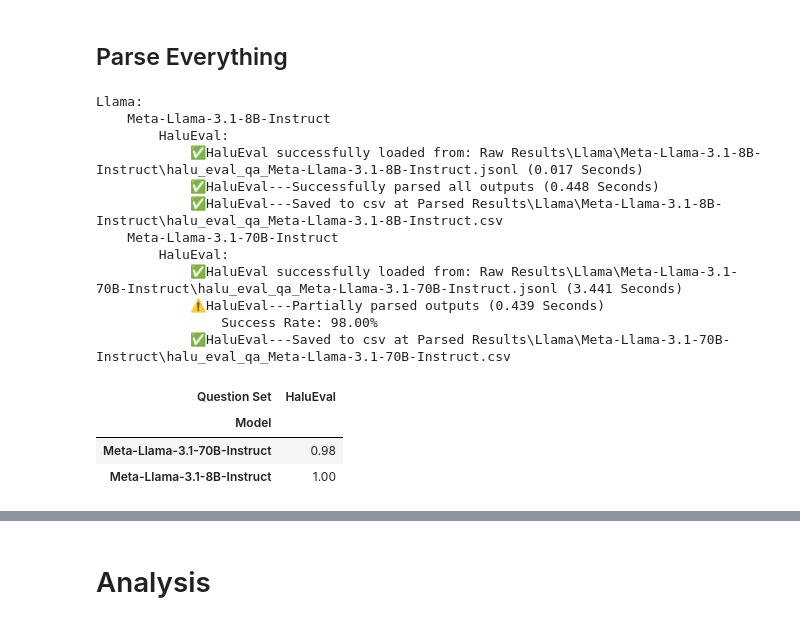
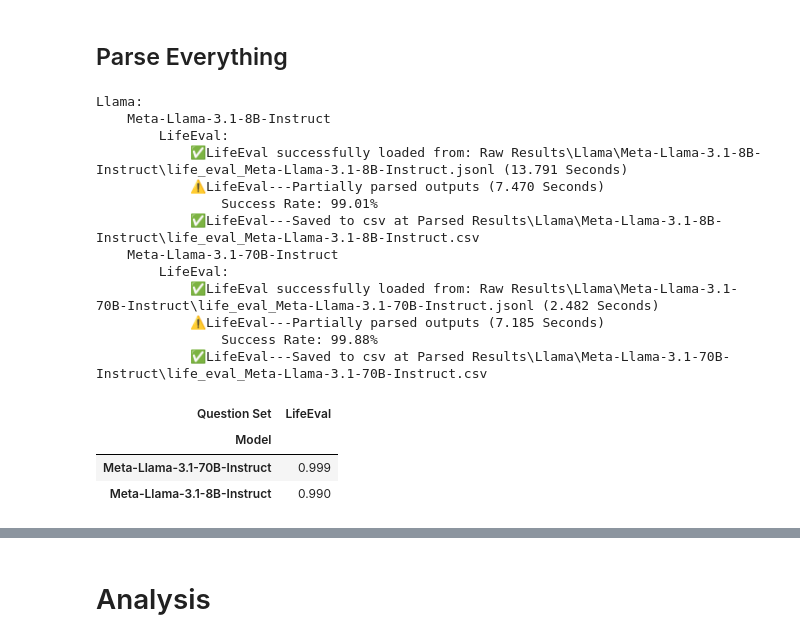
Before and after one commit to NoamMichael/Comparing-Confidence-in-LLMs, a Jupyter notebook: get_results_analysis.ipynb, the cells around one changed output, grey strips where cells are left out. Drawn from its saved outputs; the diff is of its cells as text; code cells hidden in the pictures.

```diff
--- a/get_results_analysis.ipynb
+++ b/get_results_analysis.ipynb
@@ -1128,6 +1128,7 @@ def llama_get_token_dict(answers, # A series of answers
                          contents   #A series of all the relavent content
                          ):
 
+    global data
     data = pd.DataFrame(
         {
             'Answer': answers,
@@ -1148,12 +1149,20 @@ def llama_get_token_dict(answers, # A series of answers
             token_pos_list.append(None)
             continue
 
-        pattern = r'"(' + re.escape(answer) + r')"'
+        if isinstance(answer, str):
+            pattern = r'"(' + re.escape(answer) + r')"'
+        else:
+            pattern = r'(' + re.escape(str(answer).replace('.0', '')) + r')'
+
+
         match = re.search(pattern, content)
 
         answer_index = content.find(str(answer))
         if match is None:
-            return {} #
+            token_dict_list.append({})
+            token_pos_list.append(-1)
+            continue
+
         #print(content) #
 
 
@@ -1265,7 +1274,7 @@ def field_probs(fields: list, token_dict: dict):
     # Step 2: pick only the fields we care about
     values = {}
     for field in fields:
-        canonical = field.strip().lower()
+        canonical = str(field).strip().lower()
         values[field] = collapsed.get(canonical, 0.0)
 
     # Step 3: normalize to probabilities
@@ -1303,8 +1312,8 @@ model_names = {
 
 qsets = {
     #"boolq_valid": "BoolQ",
-    "halu_eval_qa": "HaluEval",
-    #"life_eval": "LifeEval",
+    #"halu_eval_qa": "HaluEval",
+    "life_eval": "LifeEval",
     #"lsat_ar_test": "LSAT-AR",
     #"sat_en": "SAT-EN",
     #"sciq_test": "SciQ"
@@ -1328,10 +1337,14 @@ for model_type, models in model_names.items():
 
             time1 = time.time()
 
-
-            full_filename = filename + '.jsonl' # GPT and Claude
-            full_file_path = os.path.join(model_result_folder, full_filename)
-            output, skipped_lines = read_json_lines(full_file_path)
+            if "gemini" in model:
+                full_filename = filename + '.json' # GPT and Claude
+                full_file_path = os.path.join(model_result_folder, full_filename)
+                output, skipped_lines = read_json(full_file_path)
+            else:
+                full_filename = filename + '.jsonl' # GPT and Claude
+                full_file_path = os.path.join(model_result_folder, full_filename)
+                output, skipped_lines = read_json_lines(full_file_path)
 
             time2 = time.time()
             if output and skipped_lines == 0:
@@ -1351,13 +1364,18 @@ for model_type, models in model_names.items():
 
 
             #------------------FIX THIS-----------------------------------------------------------------------
-            if 'llama' in model.lower() and qset_display != 'HaluEval' and qset_display != 'LifeEval':
+            if 'llama' in model.lower() and qset_display != 'HaluEval':
                 answers = df['Answer']
 
                 token_dict, pos = llama_get_token_dict(answers= answers, outputs= output, contents= content)
                 if qset_display == 'BoolQ':
                     fields = ['True', 'False']
+                    #field_tokens = [field_probs(fields, token_dict_entry) for token_dict_entry in token_dict]
+                elif qset_display == 'LifeEval':
+                    fields = list(range(151))
+
                 field_tokens = [field_probs(fields, token_dict_entry) for token_dict_entry in token_dict]
+
 
                 field_df = pd.DataFrame(field_tokens).drop(['Reasoning_prob', 'Answer_prob', 'Confidence_prob'], axis =1,  errors="ignore")
 
@@ -1386,43 +1404,44 @@ for model_type, models in model_names.items():
 
             # --- Save it ---
 
             save_file_path = os.path.join('Parsed Results', model_type, model, filename + '.csv' )
             Path(save_file_path).parent.mkdir(parents=True, exist_ok=True) # Make the path
 
 
 
             try:
                 df.to_csv(save_file_path)
                 print(f"            ✅{qset_display}---Saved to csv at {save_file_path}")
             except Exception as e:
                 print(f"            ❌{qset_display}---Failed to upload to csv!")
 
 
 results_df = pd.DataFrame(parse_results)
 
 # Pivot so rows = model type, columns = question set
 pivot_df = results_df.pivot_table(
     index="Model",
     columns="Question Set",
     values="Mean Coerce",
     aggfunc="mean"
 ).round(3)
 
 display(pivot_df)
 # %% [output]
 Llama:
     Meta-Llama-3.1-8B-Instruct
-        HaluEval:
-            ✅HaluEval successfully loaded from: Raw Results\Llama\Meta-Llama-3.1-8B-Instruct\halu_eval_qa_Meta-Llama-3.1-8B-Instruct.jsonl (0.017 Seconds)
-            ✅HaluEval---Successfully parsed all outputs (0.448 Seconds)
-            ✅HaluEval---Saved to csv at Parsed Results\Llama\Meta-Llama-3.1-8B-Instruct\halu_eval_qa_Meta-Llama-3.1-8B-Instruct.csv
+        LifeEval:
+            ✅LifeEval successfully loaded from: Raw Results\Llama\Meta-Llama-3.1-8B-Instruct\life_eval_Meta-Llama-3.1-8B-Instruct.jsonl (13.791 Seconds)
+            ⚠️LifeEval---Partially parsed outputs (7.470 Seconds)
+                Success Rate: 99.01%
+            ✅LifeEval---Saved to csv at Parsed Results\Llama\Meta-Llama-3.1-8B-Instruct\life_eval_Meta-Llama-3.1-8B-Instruct.csv
     Meta-Llama-3.1-70B-Instruct
-        HaluEval:
-            ✅HaluEval successfully loaded from: Raw Results\Llama\Meta-Llama-3.1-70B-Instruct\halu_eval_qa_Meta-Llama-3.1-70B-Instruct.jsonl (3.441 Seconds)
-            ⚠️HaluEval---Partially parsed outputs (0.439 Seconds)
-                Success Rate: 98.00%
-            ✅HaluEval---Saved to csv at Parsed Results\Llama\Meta-Llama-3.1-70B-Instruct\halu_eval_qa_Meta-Llama-3.1-70B-Instruct.csv
+        LifeEval:
+            ✅LifeEval successfully loaded from: Raw Results\Llama\Meta-Llama-3.1-70B-Instruct\life_eval_Meta-Llama-3.1-70B-Instruct.jsonl (2.482 Seconds)
+            ⚠️LifeEval---Partially parsed outputs (7.185 Seconds)
+                Success Rate: 99.88%
+            ✅LifeEval---Saved to csv at Parsed Results\Llama\Meta-Llama-3.1-70B-Instruct\life_eval_Meta-Llama-3.1-70B-Instruct.csv
-| Question Set | HaluEval |
+| Question Set | LifeEval |
 | Model |  |
-| Meta-Llama-3.1-70B-Instruct | 0.98 |
-| Meta-Llama-3.1-8B-Instruct | 1.00 |
+| Meta-Llama-3.1-70B-Instruct | 0.999 |
+| Meta-Llama-3.1-8B-Instruct | 0.990 |
```
Also changed, not shown: parts of 25 cells of this notebook, 28 other files.
